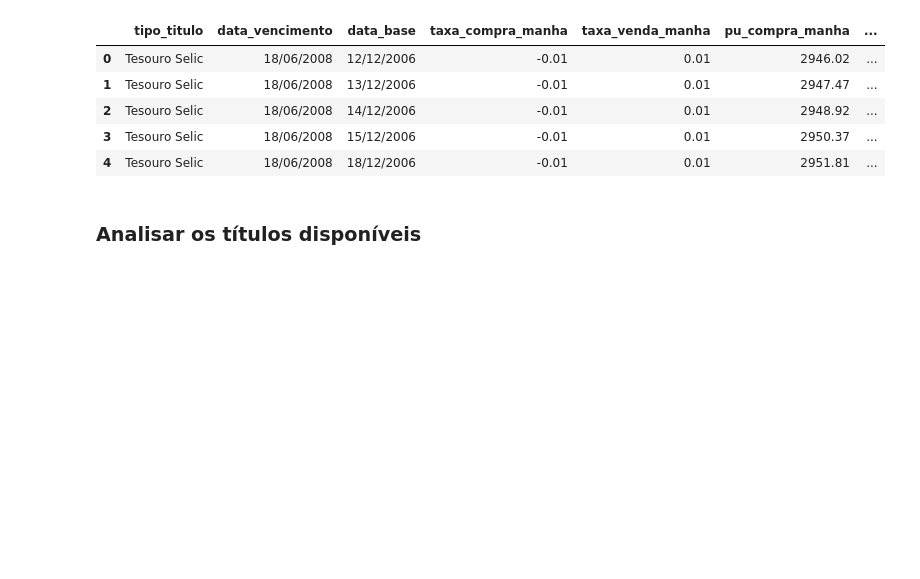
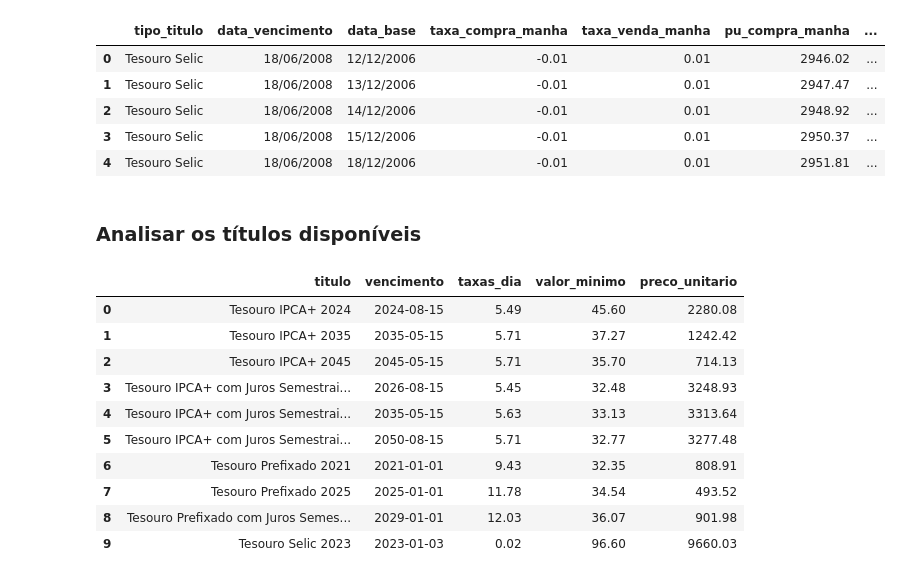
Before and after one commit to renantardelli/acompanhamento-renda-fixa, a Jupyter notebook: exploratoria_tesouro.ipynb, the cells around one changed output. Drawn from its saved outputs; the diff is of its cells as text; code cells hidden in the pictures; blank space fills up the shorter version.

```diff
--- a/exploratoria_tesouro.ipynb
+++ b/exploratoria_tesouro.ipynb
@@ -39 +39,15 @@ vcto = ipca.data_vencimento.unique()
+# %%
+dia
+# %% [output]
+|  | titulo | vencimento | taxas_dia | valor_minimo | preco_unitario |
+| 0 | Tesouro IPCA+ 2024 | 2024-08-15 | 5.49 | 45.60 | 2280.08 |
+| 1 | Tesouro IPCA+ 2035 | 2035-05-15 | 5.71 | 37.27 | 1242.42 |
+| 2 | Tesouro IPCA+ 2045 | 2045-05-15 | 5.71 | 35.70 | 714.13 |
+| 3 | Tesouro IPCA+ com Juros Semestrai... | 2026-08-15 | 5.45 | 32.48 | 3248.93 |
+| 4 | Tesouro IPCA+ com Juros Semestrai... | 2035-05-15 | 5.63 | 33.13 | 3313.64 |
+| 5 | Tesouro IPCA+ com Juros Semestrai... | 2050-08-15 | 5.71 | 32.77 | 3277.48 |
+| 6 | Tesouro Prefixado 2021 | 2021-01-01 | 9.43 | 32.35 | 808.91 |
+| 7 | Tesouro Prefixado 2025 | 2025-01-01 | 11.78 | 34.54 | 493.52 |
+| 8 | Tesouro Prefixado com Juros Semes... | 2029-01-01 | 12.03 | 36.07 | 901.98 |
+| 9 | Tesouro Selic 2023 | 2023-01-03 | 0.02 | 96.60 | 9660.03 |
 # %%
```
Also changed, not shown: parts of 16 cells of this notebook, 1 other file.
